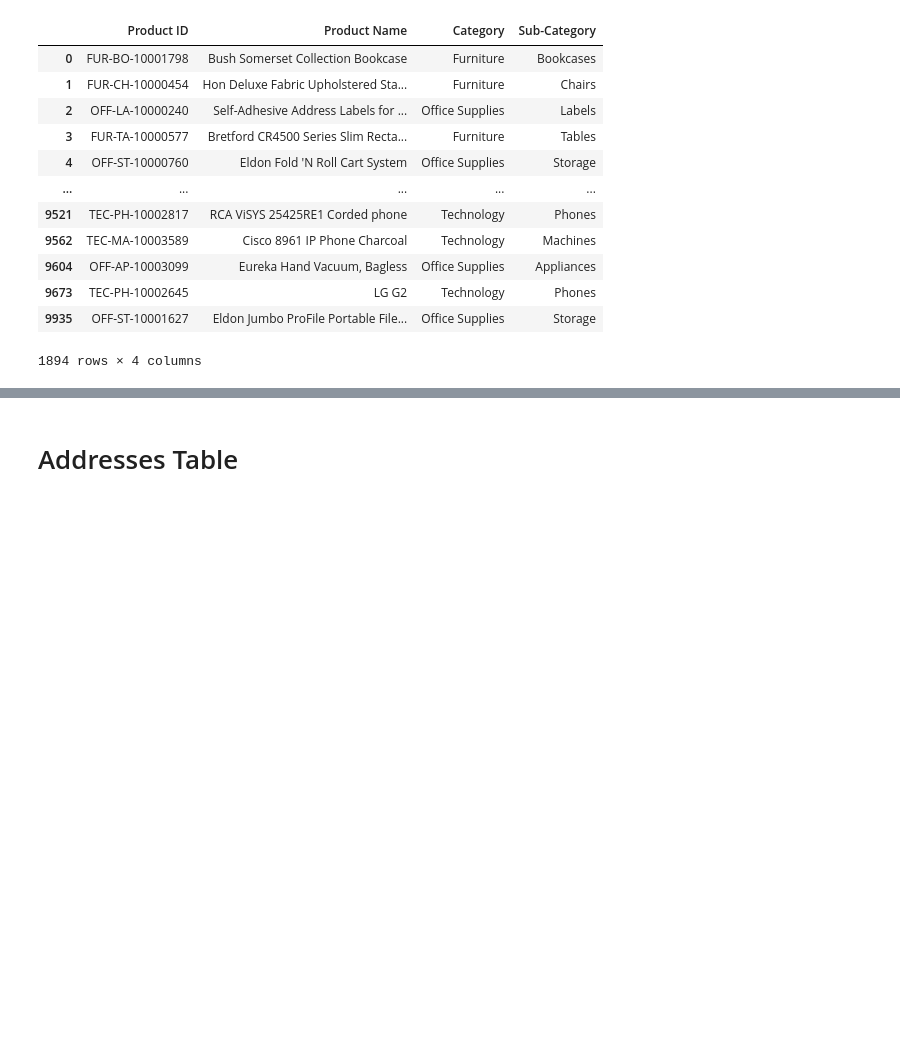
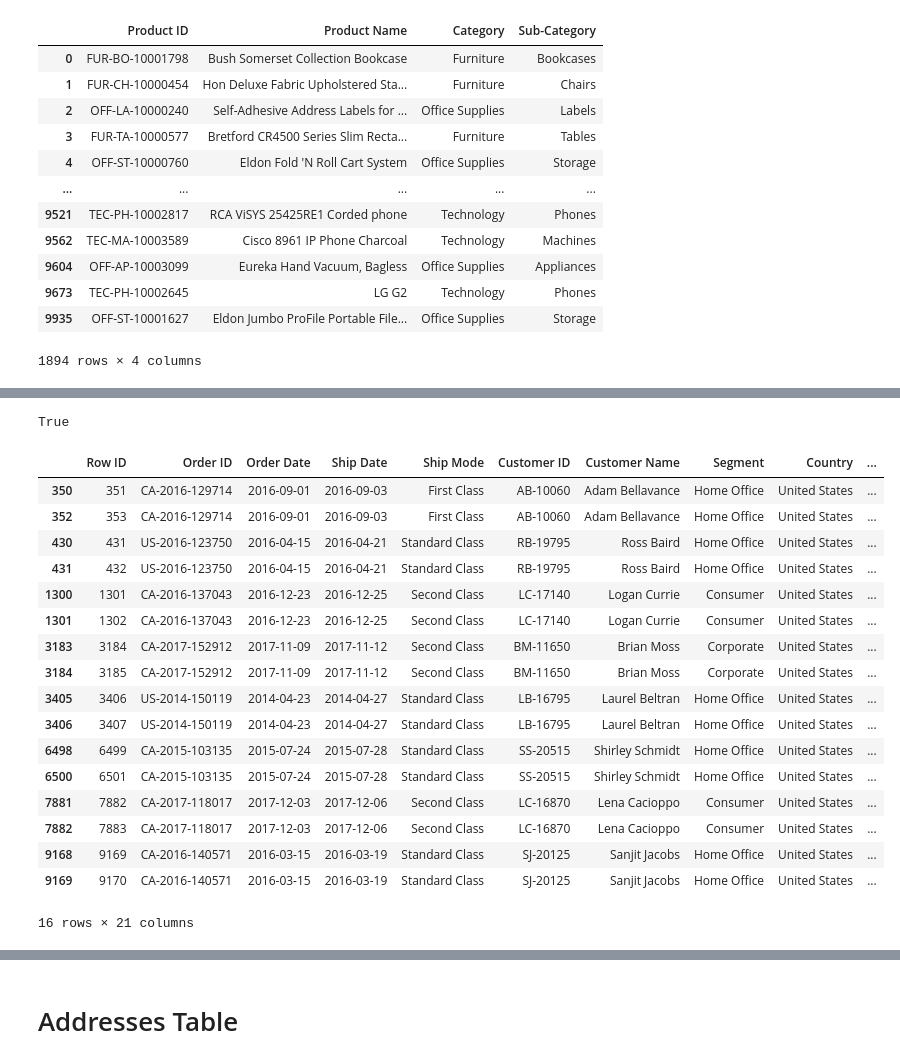
Before and after one commit to michalpasternak7/e-Commerce, a Jupyter notebook: eda.ipynb, the cells around one changed output, grey strips where cells are left out. Drawn from its saved outputs; the diff is of its cells as text; code cells hidden in the pictures; blank space fills up the shorter version.

```diff
--- a/eda.ipynb
+++ b/eda.ipynb
@@ -418,0 +324,37 @@ products
+# %%
+# Create orders details table
+orders_details = df.copy()
+orders_details = orders_details[['Order ID', 'Product ID', 'Sales', 'Quantity', 'Discount', 'Profit']]
+# %%
+# Check if any of the 'Order ID', 'Product ID' combinations contain duplicates.
+# They should not and if they do it must be an error.
+orders_details.duplicated(['Order ID', 'Product ID']).any()
+# %% [output]
+True
+# %%
+# Have a look at the data in context. Find the reason for duplicates.
+# Get duplicates
+duplicated_order_details = orders_details[orders_details.duplicated(['Order ID', 'Product ID'], keep=False)]
+
+# Filter the main df for them.
+order_details_df = df[df[['Order ID', 'Product ID']].isin(duplicated_order_details[['Order ID', 'Product ID']]).any(axis=1)]
+order_details_df
+# %% [output]
+|  | Row ID | Order ID | Order Date | Ship Date | Ship Mode | Customer ID | Customer Name | Segment | Country | ... |
+| 350 | 351 | CA-2016-129714 | 2016-09-01 | 2016-09-03 | First Class | AB-10060 | Adam Bellavance | Home Office | United States | ... |
+| 352 | 353 | CA-2016-129714 | 2016-09-01 | 2016-09-03 | First Class | AB-10060 | Adam Bellavance | Home Office | United States | ... |
+| 430 | 431 | US-2016-123750 | 2016-04-15 | 2016-04-21 | Standard Class | RB-19795 | Ross Baird | Home Office | United States | ... |
+| 431 | 432 | US-2016-123750 | 2016-04-15 | 2016-04-21 | Standard Class | RB-19795 | Ross Baird | Home Office | United States | ... |
+| 1300 | 1301 | CA-2016-137043 | 2016-12-23 | 2016-12-25 | Second Class | LC-17140 | Logan Currie | Consumer | United States | ... |
+| 1301 | 1302 | CA-2016-137043 | 2016-12-23 | 2016-12-25 | Second Class | LC-17140 | Logan Currie | Consumer | United States | ... |
+| 3183 | 3184 | CA-2017-152912 | 2017-11-09 | 2017-11-12 | Second Class | BM-11650 | Brian Moss | Corporate | United States | ... |
+| 3184 | 3185 | CA-2017-152912 | 2017-11-09 | 2017-11-12 | Second Class | BM-11650 | Brian Moss | Corporate | United States | ... |
+| 3405 | 3406 | US-2014-150119 | 2014-04-23 | 2014-04-27 | Standard Class | LB-16795 | Laurel Beltran | Home Office | United States | ... |
+| 3406 | 3407 | US-2014-150119 | 2014-04-23 | 2014-04-27 | Standard Class | LB-16795 | Laurel Beltran | Home Office | United States | ... |
+| 6498 | 6499 | CA-2015-103135 | 2015-07-24 | 2015-07-28 | Standard Class | SS-20515 | Shirley Schmidt | Home Office | United States | ... |
+| 6500 | 6501 | CA-2015-103135 | 2015-07-24 | 2015-07-28 | Standard Class | SS-20515 | Shirley Schmidt | Home Office | United States | ... |
+| 7881 | 7882 | CA-2017-118017 | 2017-12-03 | 2017-12-06 | Second Class | LC-16870 | Lena Cacioppo | Consumer | United States | ... |
+| 7882 | 7883 | CA-2017-118017 | 2017-12-03 | 2017-12-06 | Second Class | LC-16870 | Lena Cacioppo | Consumer | United States | ... |
+| 9168 | 9169 | CA-2016-140571 | 2016-03-15 | 2016-03-19 | Standard Class | SJ-20125 | Sanjit Jacobs | Home Office | United States | ... |
+| 9169 | 9170 | CA-2016-140571 | 2016-03-15 | 2016-03-19 | Standard Class | SJ-20125 | Sanjit Jacobs | Home Office | United States | ... |
+16 rows × 21 columns
```
Also changed, not shown: parts of 85 cells of this notebook, 1 other file.
